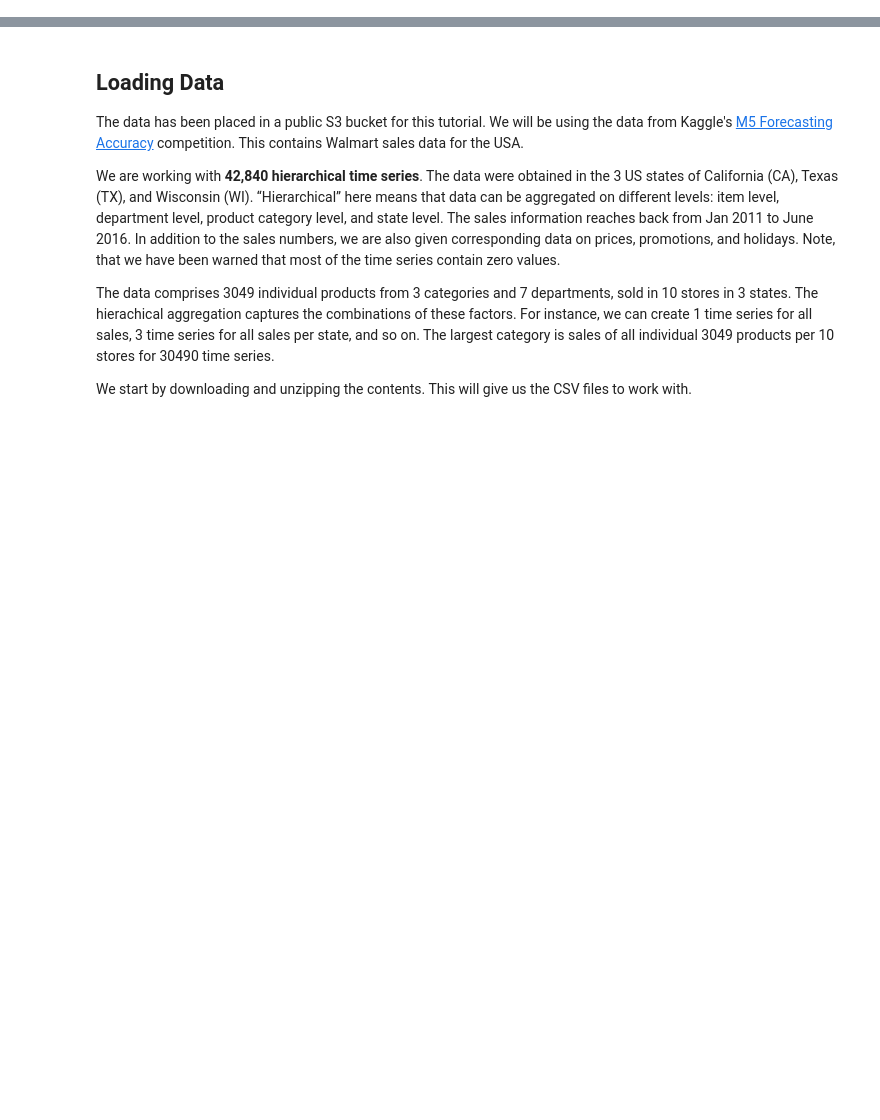
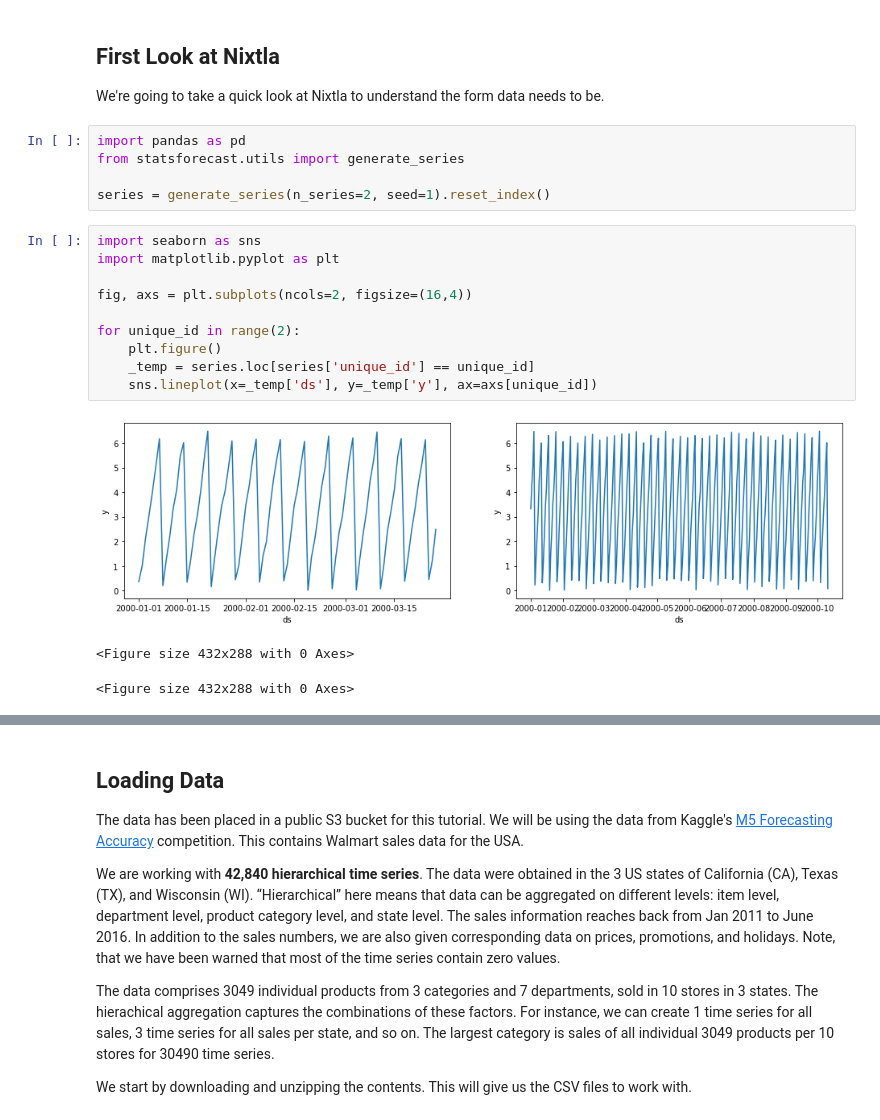
Before and after one commit to kvnkho/pydata-timeseries-forecasting, a Jupyter notebook: notebooks/01-introduction_to_nixtla.ipynb, the cells around one changed output, grey strips where cells are left out. Saved outputs shown, nothing was run; the diff lists cells and outputs as text; blank space fills up the shorter version.

```diff
--- a/notebooks/01-introduction.ipynb
+++ b/notebooks/01-introduction_to_nixtla.ipynb
@@ -20 +26,24 @@ The main tools used in this tutorial are:
 ![architecture](../img/architecture.png)
+# %% [markdown]
+## First Look at Nixtla
+
+We're going to take a quick look at Nixtla to understand the form data needs to be.
+# %%
+import pandas as pd
+from statsforecast.utils import generate_series
+
+series = generate_series(n_series=2, seed=1).reset_index()
+# %%
+import seaborn as sns
+import matplotlib.pyplot as plt
+
+fig, axs = plt.subplots(ncols=2, figsize=(16,4))
+
+for unique_id in range(2):
+    plt.figure()
+    _temp = series.loc[series['unique_id'] == unique_id]
+    sns.lineplot(x=_temp['ds'], y=_temp['y'], ax=axs[unique_id])
+# %% [output]
+[figure, added]
+<Figure size 432x288 with 0 Axes>
+<Figure size 432x288 with 0 Axes>
```
Also changed, not shown: parts of 7 cells of this notebook, 2 other files.
